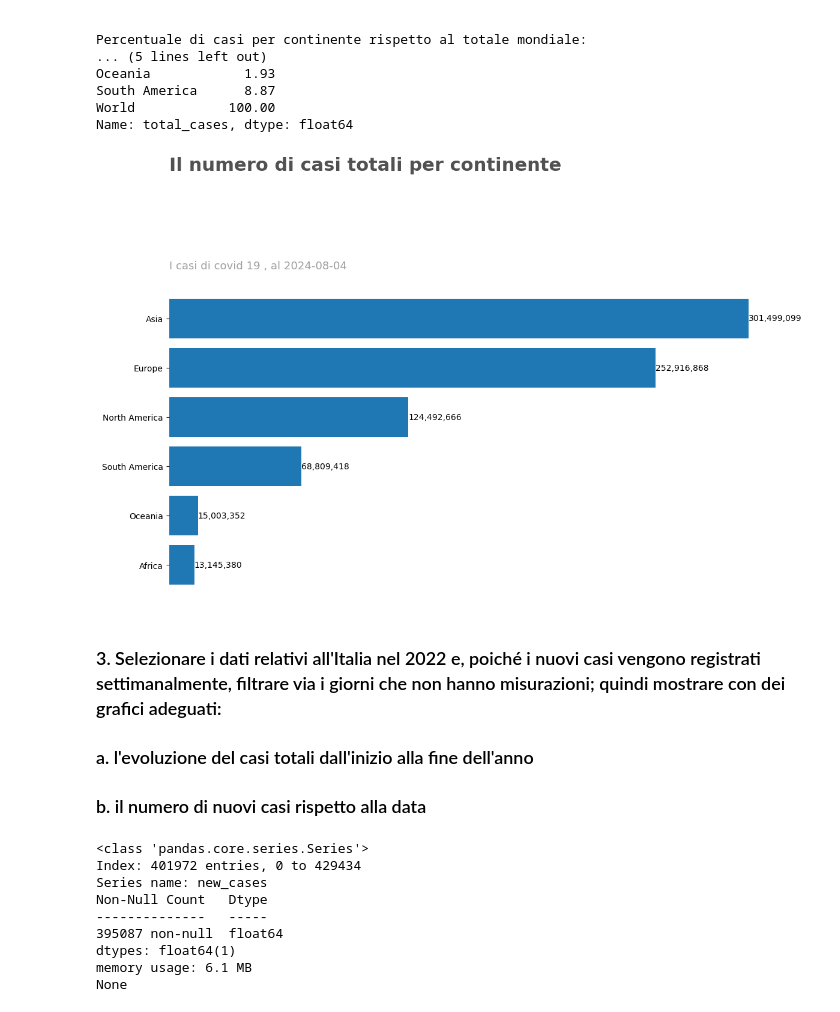
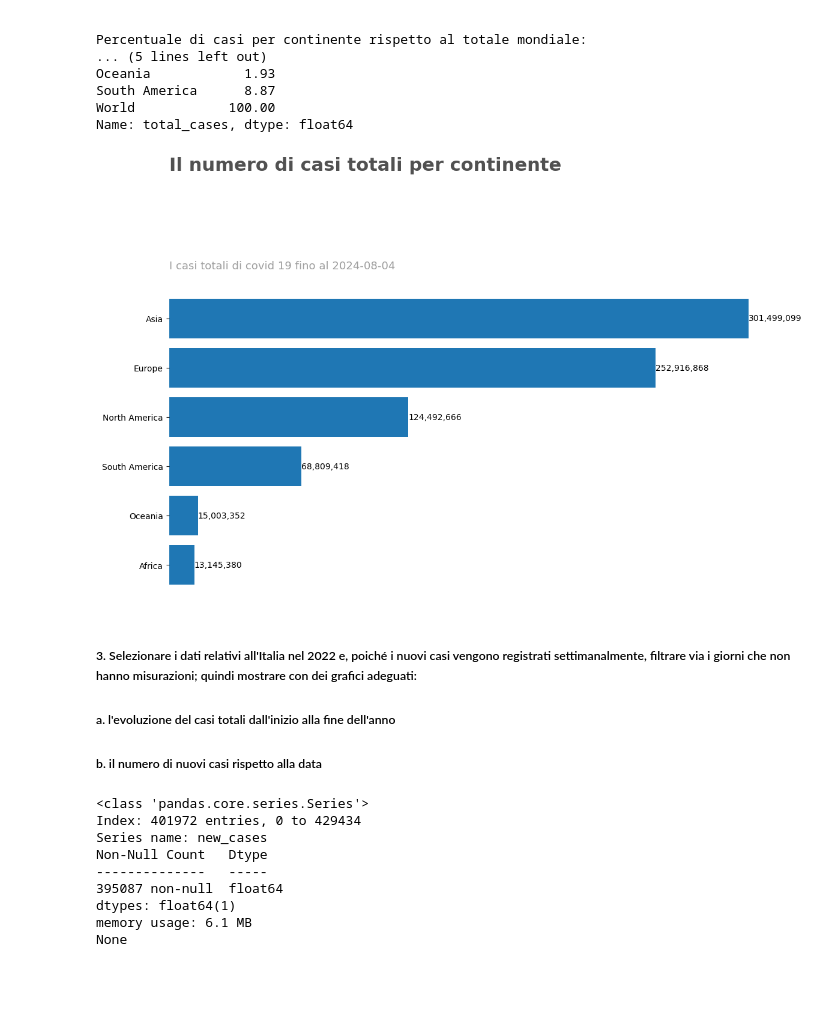
Before and after one commit to AlexBel1912/Python-esame-finale, a Jupyter notebook: Python Esame finale.ipynb, the cells around one changed output. Drawn from its saved outputs; the diff is of its cells as text; code cells hidden in the pictures; blank space fills up the shorter version.

Commit message:
Python Esame Finale

```diff
--- a/Python Esame finale.ipynb
+++ b/Python Esame finale.ipynb
@@ -221,16 +212,16 @@ Prime righe del DataFrame pulito:
 # %%
 # Impostazione dentro le colonne 'continent' e 'location' con l'iniziale maiuscola
-covid_pulito['location'] = covid_pulito['location'].apply(lambda x: x.title())
-covid_pulito['continent'] = covid_pulito['continent'].fillna('').astype(str).apply(lambda x: x.title())
+covid1['location'] = covid1['location'].apply(lambda x: x.title())
+covid1['continent'] = covid1['continent'].fillna('').astype(str).apply(lambda x: x.title())
 
 # Number of countries available
-print("Il totale delle diverse variabile nella colonna 'location': {}".format(len(covid_pulito.location.value_counts())))
-print("Il totale delle diverse variabile nella colonna 'continent': {}".format(len(covid_pulito.continent.value_counts())))
+print("Il totale delle diverse variabile nella colonna 'location': {}".format(len(covid1.location.value_counts())))
+print("Il totale delle diverse variabile nella colonna 'continent': {}".format(len(covid1.continent.value_counts())))
 # %% [output]
 Il totale delle diverse variabile nella colonna 'location': 255
 Il totale delle diverse variabile nella colonna 'continent': 7
 # %%
 # Rimuovere duplicati
-covid_pulito = covid_pulito.drop_duplicates()
+covid1 = covid1.drop_duplicates()
 # %%
 #elimino le righe che hanno i valori 0 o NaN per le colonne total_cases, new_cases, icu_patients, hosp_patients
@@ -369,5 +360,5 @@ array(['Afghanistan', 'Africa', 'Albania', 'Algeria', 'American Samoa',
 # %%
-locations_da_eliminare = [
+locations_to_eliminate = [
     'European Union',
     'Low-Income Countries',
     'Lower-Middle-Income Countries',
@@ -377,7 +368,7 @@ locations_da_eliminare = [
 ]
 
 # creo una maschera booleana per identificare le righe da mantenere
-mask = ~covid_final['location'].isin(locations_da_eliminare)
+mask = ~covid_final['location'].isin(locations_to_eliminate)
 
 # applico la maschera al DataFrame
 covid_final = covid_final[mask]
@@ -440,5 +431,5 @@ Somma dei casi totali di Covid-19 in Europa il 2024-08-04 00:00:00: 252916868.0
 # %%
-continenti_e_world = [
+continents_and_world = [
     'World',
     'Africa',
     'Asia',
@@ -449,23 +440,23 @@ continenti_e_world = [
 ]
 
 # DataFrame 1: Mantiene solo le righe con continenti e World, elimina la colonna 'continent'
-maschera_continenti = covid_final['location'].isin(continenti_e_world)
-covid_continenti = covid_final[maschera_continenti].drop(columns=['continent'])
+mask_continents = covid_final['location'].isin(continents_and_world)
+covid_continents = covid_final[mask_continents].drop(columns=['continent'])
 
 # DataFrame 2: Elimina le righe con continenti e World
-maschera_altre_location = ~covid_final['location'].isin(continenti_e_world)
-covid_paesi = covid_final[maschera_altre_location]
+mask_countries = ~covid_final['location'].isin(continents_and_world)
+covid_countries = covid_final[mask_countries]
 
 # Visualizza le dimensioni dei DataFrame risultanti
-print("Dimensioni DataFrame covid_continenti (con continenti e World):", covid_continenti.shape)
-print("Dimensioni DataFrame covid_altre_location (senza continenti e World):", covid_paesi.shape)
+print("Dimensioni DataFrame covid_continenti (con continenti e World):", covid_continents.shape)
+print("Dimensioni DataFrame covid_altre_location (senza continenti e World):", covid_countries.shape)
 
 # Visualizza le prime righe dei DataFrame risultanti
 print("\nPrime righe di covid_continenti:")
-print(covid_continenti.head())
+print(covid_continents.head())
 
 print("\nPrime righe di covid_altre_location:")
-print(covid_paesi.head())
+print(covid_countries.head())
 # %% [output]
 Dimensioni DataFrame covid_continenti (con continenti e World): (11718, 7)
 Dimensioni DataFrame covid_altre_location (senza continenti e World): (401972, 8)
@@ -581,44 +572,44 @@ World            100.00
 Name: total_cases, dtype: float64
 # %%
 # extra, faccio un plot
-ultima_data_continenti = covid_continenti['date'].max().strftime('%Y-%m-%d')
+last_date_continents = covid_continents['date'].max().strftime('%Y-%m-%d')
 
 # Seleziona i dati per l'ultima data
-top_total_cases_continenti = covid_continenti[
-    (covid_continenti['date'] == ultima_data_continenti) & (covid_continenti['location'] != 'World')
+top_total_cases_continents = covid_continents[
+    (covid_continents['date'] == last_date_continents) & (covid_continents['location'] != 'World')
 ][['location', 'total_cases']].sort_values(by="total_cases", ascending=True)
 
 #Creazione del grafico
 fig, ax = plt.subplots(figsize=(12, 8))
 
-ax.barh('location', 'total_cases', data=top_total_cases_continenti)
+ax.barh('location', 'total_cases', data=top_total_cases_continents)
 
 # Rimuovi le linee del grafico
 ax.spines['top'].set_visible(False)
 ax.spines['right'].set_visible(False)
 ax.spines['left'].set_visible(False)
 ax.spines['bottom'].set_visible(False)
 
 # Rimuovi i segni sull'asse x
 ax.set_xticks(ticks=[])
 
 # Aggiungi il titolo
 plt.text(-1.15, 8, 'Il numero di casi totali per continente', fontsize=22, color='#515151', fontweight='bold')
-plt.text(-1.15, 6, f'I casi di covid 19 , al {ultima_data_continenti}', fontsize=13, color='#9E9E9E')
+plt.text(-1.15, 6, f'I casi totali di covid 19 fino al {last_date_continents}', fontsize=13, color='#9E9E9E')
 
 initialx = 0
 
 # Aggiungi le etichette ai bar
 for p in ax.patches:
     ax.text(p.get_width(), p.get_y() + p.get_height()/2, f'{p.get_width():,.0f}', va='center')
     initialx += 1
 
 plt.tight_layout()
 plt.show()
 # %% [output]
-[figure, old version]
+[figure, new version]
 # %% [markdown]
-### 3. Selezionare i dati relativi all'Italia nel 2022 e, poiché i nuovi casi vengono registrati settimanalmente, filtrare via i giorni che non hanno misurazioni; quindi mostrare con dei grafici adeguati:
-### a. l'evoluzione del casi totali dall'inizio alla fine dell'anno
-### b. il numero di nuovi casi rispetto alla data
+##### 3. Selezionare i dati relativi all'Italia nel 2022 e, poiché i nuovi casi vengono registrati settimanalmente, filtrare via i giorni che non hanno misurazioni; quindi mostrare con dei grafici adeguati:
+##### a. l'evoluzione del casi totali dall'inizio alla fine dell'anno
+##### b. il numero di nuovi casi rispetto alla data
 # %%
```
Also changed, not shown: parts of 38 cells of this notebook.
